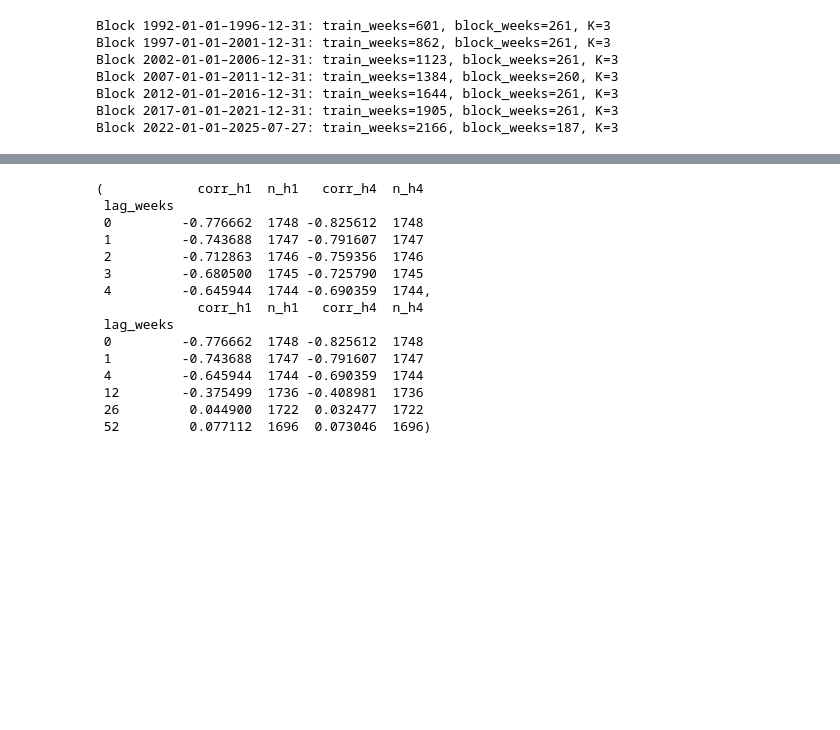
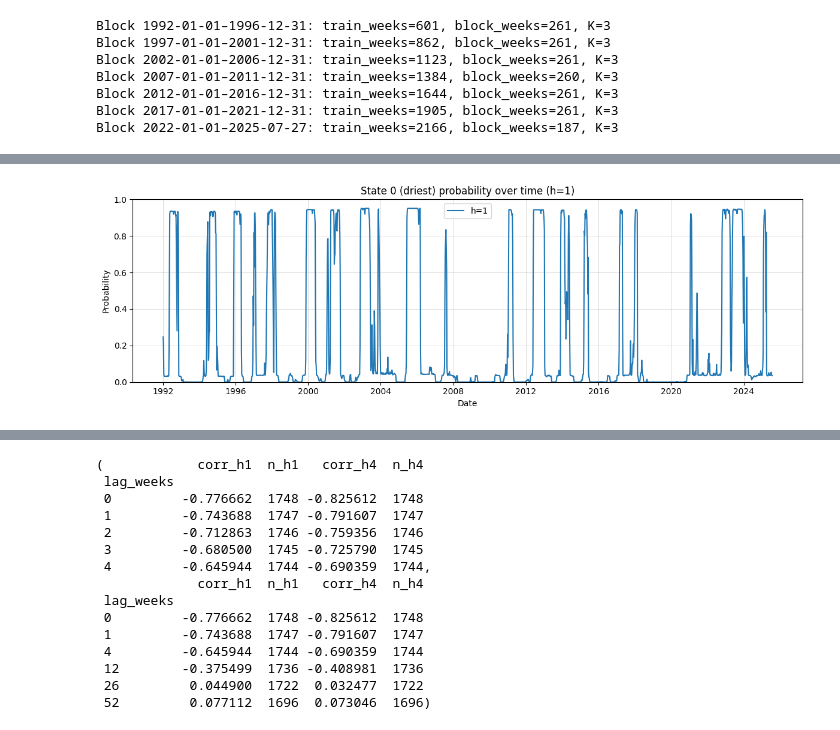
Before and after one commit to anajaz/Incorporating-HMM-for-drough-probability-into-a-LSTM-for-corn-price-prediction, a Jupyter notebook: HMM.ipynb, the cells around one changed output, grey strips where cells are left out. Cells and saved outputs as stored; diff of their text form; code cells hidden in the pictures; blank space fills up the shorter version.

```diff
--- a/HMM.ipynb
+++ b/HMM.ipynb
@@ -108,9 +114,9 @@ array([[ 0.55361633],
 # =========================
 @dataclass
 class HMMCfg:
-    K_grid: Tuple[int, ...] = ( 3) # set to (2,3,4) when model runs porperly
+    K_grid: Tuple[int, ...] = (3) # could be set to (2,3,4) but 3 makes most intuitive sense to the model
     covariance_type: str = "tied"   # shared variance (good when data are limited)
-    n_init: int = 5 #can increase but model will be slower
+    n_init: int = 10 #can increase but model will be slower
     max_iter: int = 300 #The Expectation–Maximization algorithm runs iteratively until convergence (change in log-likelihood < tolerance) - usually before 300 but just to be safe
     random_state: int = 0
 
@@ -118,7 +124,7 @@ class HMMCfg:
 class RunCfg:
     first_block_start: str = "1992-01-05"  # train on dates < this; forecast from this date
     block_years: int = 5                   # retrain cadence
-    horizons: Tuple[int, ...] = (1,4)      # forecast horizons in weeks
+    horizons: Tuple[int, ...] = (1)      # forecast horizons in weeks
 # %%
 # =========================
 # Helper functions
@@ -135,6 +141,7 @@ def reorder_states_by_mean(model: GaussianHMM) -> GaussianHMM:
     """
     Reorder states by ascending mean IN-PLACE.
     Never assign to covars_ when covariance_type='tied'.
+    This function means that dry (0), neutral(1) and wet(2) states are always the same, every time we run the model
     """
     order = np.argsort(model.means_.ravel())
 
@@ -235,9 +242,6 @@ def hmm_per_state_blockwise(df: pd.DataFrame,#input df with both date and spi
         b_end = min(b_end_excl - pd.Timedelta(days=1), last_date) # compute the inclusive end date - 5y minus 1 day
 
         train_mask = dates < b_start
-        if train_mask.sum() < 50:
-            print(f"Skip block {b_start.date()}–{b_end.date()} (not enough training data).")
-            continue
         # fit the best HMM on the training prefix
         X_train = X_all[train_mask.values]
         model   = fit_best_hmm_1d(X_train, hmm_cfg)
@@ -329,10 +337,10 @@ path = save_h1_probs_csv(results, out_path="h1_probs.csv")
 # %%
 #plotting dry period probs
 
-def plot_state0_probs(results: pd.DataFrame, horizons=(1, 4), title="State 0 (driest) probabilities over time"):
+def plot_state0_probs(results: pd.DataFrame, title="State 0 (driest) probability over time (h=1)"):
     """
-    Plots p_state0_h{h} over time for the given horizons.
-    Expects columns: 'date', and for each h in horizons, 'p_state0_h{h}'.
+    Plots p_state0_h1 over time.
+    Expects columns: 'date' and 'p_state0_h1'.
     """
     # Ensure datetime & sort
     df = results.copy()
@@ -341,23 +349,15 @@ def plot_state0_probs(results: pd.DataFrame, horizons=(1, 4), title="State 0 (dr
     df['date'] = pd.to_datetime(df['date'])
     df = df.sort_values('date').reset_index(drop=True)
 
-    # Prepare figure
+    # Check required column
+    col = "p_state0_h1"
+    if col not in df.columns:
+        available = [c for c in df.columns if c.startswith('p_state0_h')]
+        raise ValueError(f"Column '{col}' not found. Available: {available}")
+
+    # Plot
     plt.figure(figsize=(12, 4))
-
-    # Plot each horizon if present
-    plotted_any = False
-    for h in horizons:
-        col = f"p_state0_h{h}"
-        if col in df.columns:
-            plt.plot(df['date'], df[col], label=f"h={h}")
-            plotted_any = True
-        else:
-            print(f"[warn] Column '{col}' not found; skipping.")
-
-    if not plotted_any:
-        raise ValueError(f"None of the requested horizons found: {horizons}. "
-                         f"Available columns: {[c for c in results.columns if c.startswith('p_state0_h')]}")
-
+    plt.plot(df['date'], df[col], label="h=1")
     plt.ylabel("Probability")
     plt.xlabel("Date")
     plt.title(title)
@@ -448,0 +385,4 @@ data = results.dropna().copy()
+# %%
+plot_state0_probs(data)
+# %% [output]
+[figure, added]
```
Also changed, not shown: parts of 13 cells of this notebook.
